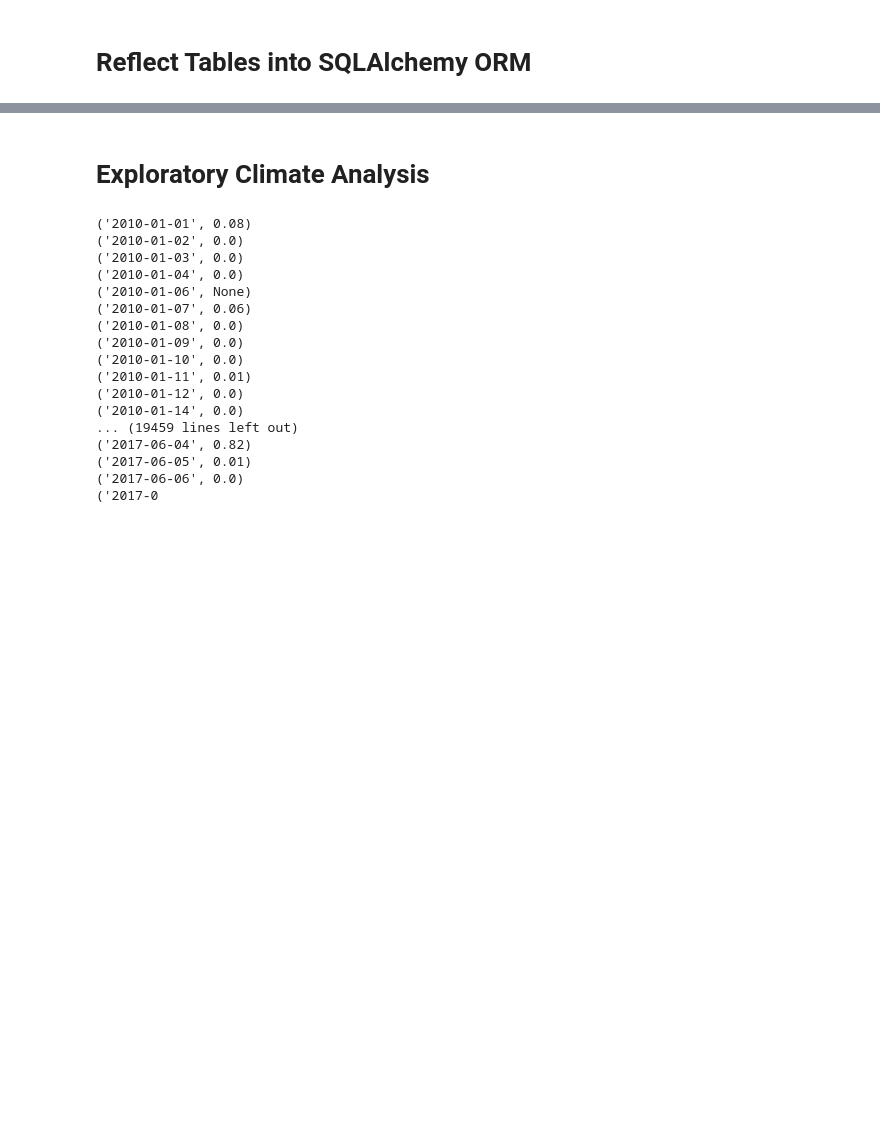
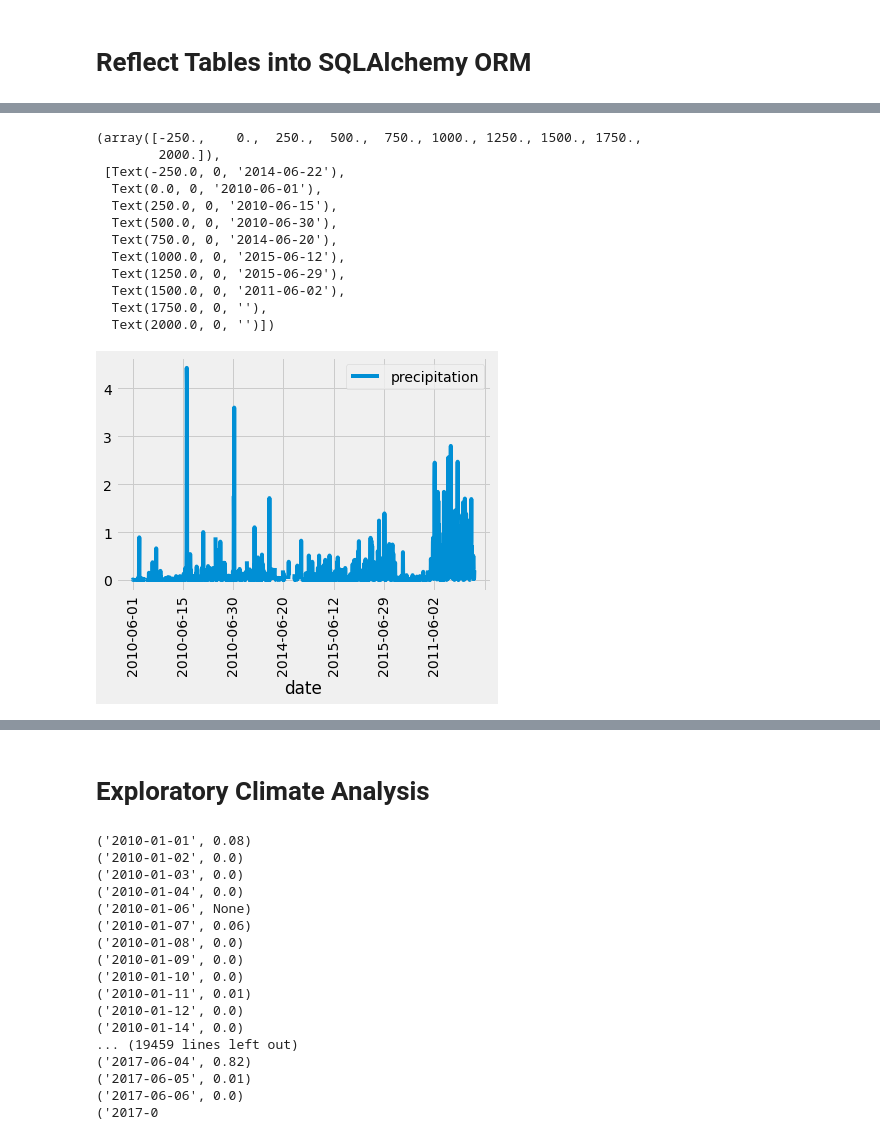
Before and after one commit to akankshalamba1/surfs_up, a Jupyter notebook: climate_analysis.ipynb, the cells around one changed output, grey strips where cells are left out. Cells and saved outputs as stored; diff of their text form; code cells hidden in the pictures; blank space fills up the shorter version.

```diff
--- a/climate_analysis (1).ipynb
+++ b/climate_analysis.ipynb
@@ -34,3 +34,15 @@ Station = Base.classes.station
 # %%
 # Create our session (link) from Python to the DB
 session = Session(engine)
+# %%
+from sqlalchemy import extract
+
+# 1. Write a query that filters the Measurement table to retrieve the precipitation data for the month of June.
+session.query()
+june = session.query(Measurement.date, Measurement.prcp).\
+filter(extract('month',Measurement.date) ==6).all()
+# %%
+june_precipitation = list((june))
+# %%
+june_prcp_df = pd.DataFrame(june_precipitation, columns=['date','precipitation'])
+june_prcp_df.set_index(june_df['date'], inplace=True)
@@ -36,0 +66,17 @@ session = Session(engine)
+# %%
+june_prcp_df.plot()
+plt.xticks(rotation= 90)
+# %% [output]
+(array([-250.,    0.,  250.,  500.,  750., 1000., 1250., 1500., 1750.,
+        2000.]),
+ [Text(-250.0, 0, '2014-06-22'),
+  Text(0.0, 0, '2010-06-01'),
+  Text(250.0, 0, '2010-06-15'),
+  Text(500.0, 0, '2010-06-30'),
+  Text(750.0, 0, '2014-06-20'),
+  Text(1000.0, 0, '2015-06-12'),
+  Text(1250.0, 0, '2015-06-29'),
+  Text(1500.0, 0, '2011-06-02'),
+  Text(1750.0, 0, ''),
+  Text(2000.0, 0, '')])
+[figure, added]
```
Also changed, not shown: parts of 6 cells of this notebook, 13 other files.
